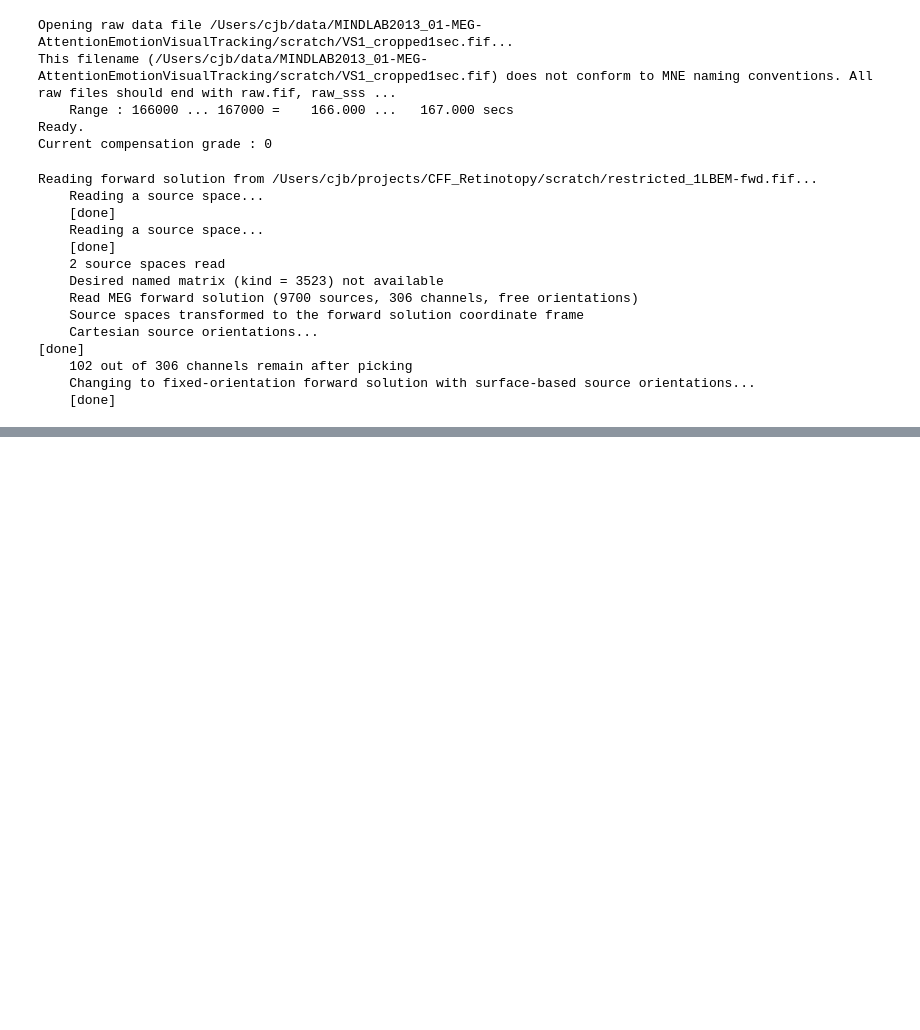
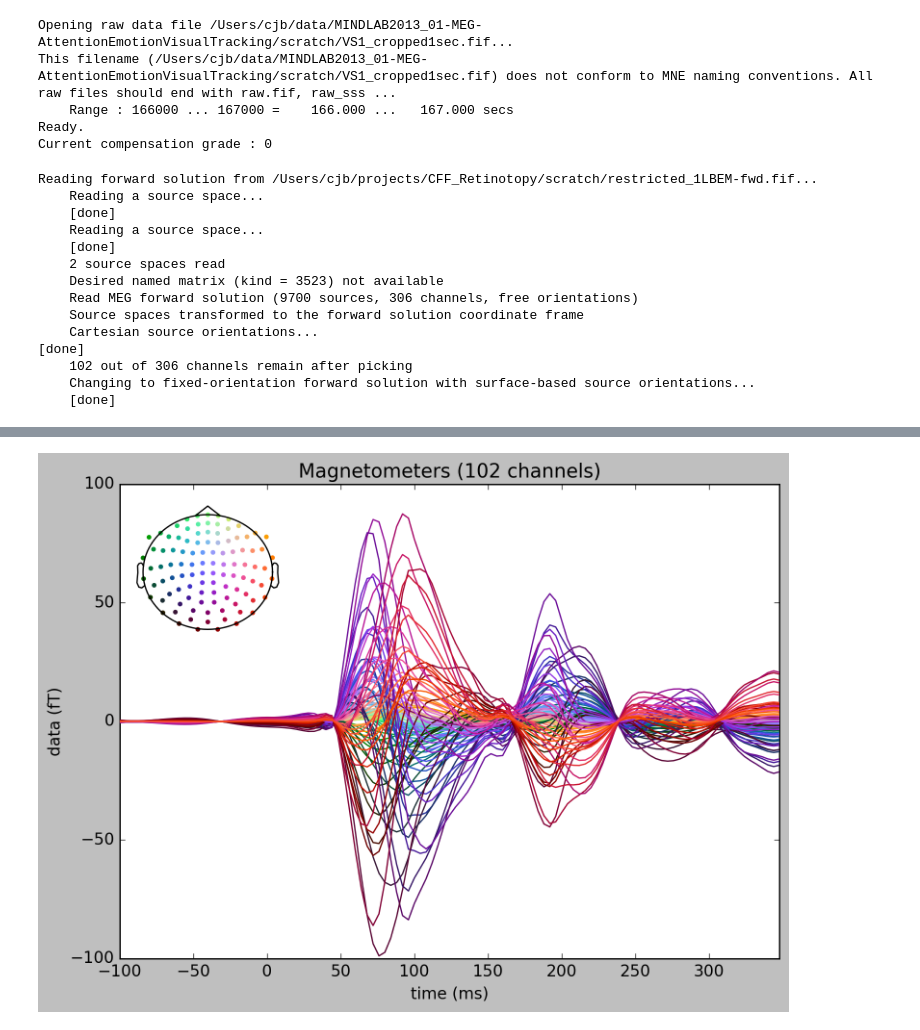
Before and after one commit to cjayb/wip_stim_optim_retinotopy, a Jupyter notebook: scripts/Simulate measurements from V1-V3 waveforms.ipynb, the cells around one changed output, grey strips where cells are left out. Saved outputs shown, nothing was run; the diff lists cells and outputs as text; code cells hidden in the pictures; blank space fills up the shorter version.

```diff
--- a/scripts/Simulate measurements from V1-V3 waveforms.ipynb
+++ b/scripts/Simulate measurements from V1-V3 waveforms.ipynb
@@ -65,0 +122,4 @@ evoked = simulate_evoked(fwd_fixed, stc, info, cov=cov, snr=snr)
+# %%
+evoked.plot(spatial_colors=True)
+# %% [output]
+[figure, added]
```
Also changed, not shown: parts of 9 cells of this notebook, 3 other files.
